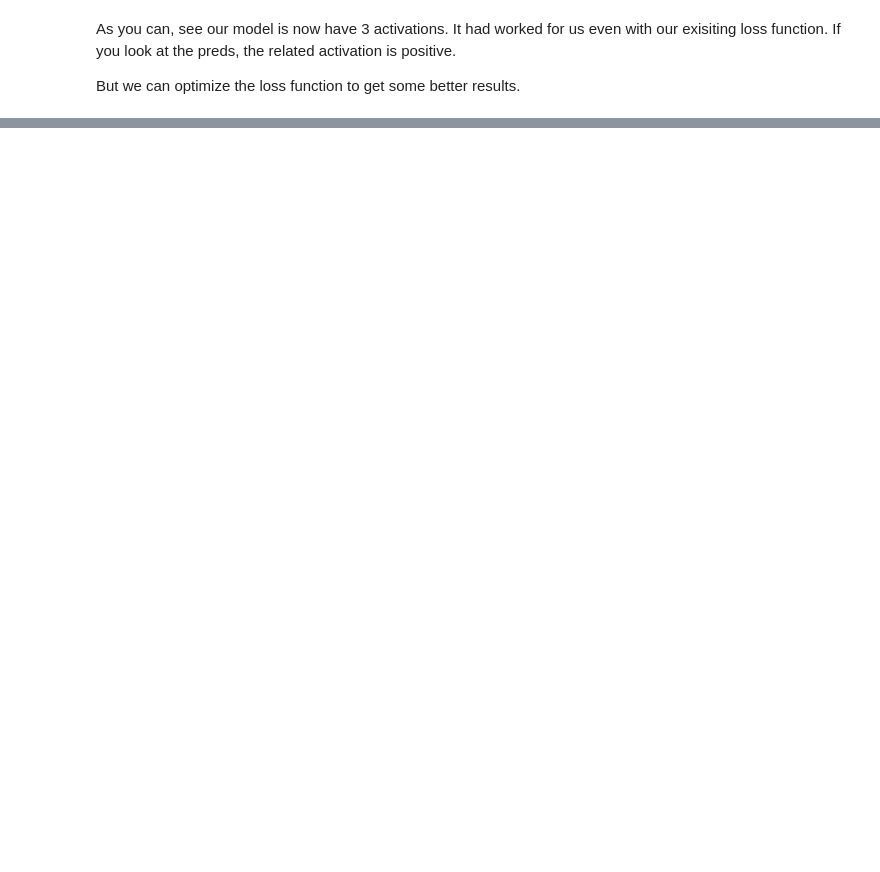
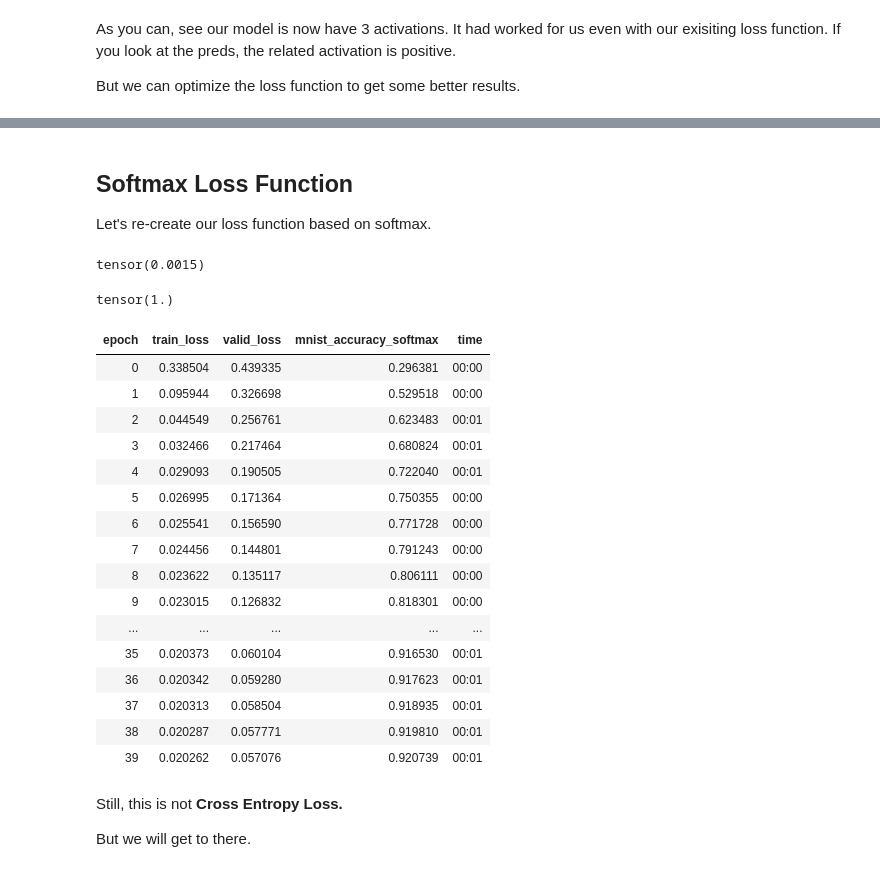
Before and after one commit to arunoda/fastai-v4, a Jupyter notebook: 05.2-cross-entropy-loss.ipynb, the cells around one changed output, grey strips where cells are left out. Saved outputs shown, nothing was run; the diff lists cells and outputs as text; code cells hidden in the pictures; blank space fills up the shorter version.

```diff
--- a/05.2-cross-entropy-loss.ipynb
+++ b/05.2-cross-entropy-loss.ipynb
@@ -216,0 +255,53 @@ But we can optimize the loss function to get some better results.
+# %% [markdown]
+## Softmax Loss Function
+
+Let's re-create our loss function based on softmax.
+# %%
+def mnist_loss_softmax(preds, Y):
+    preds = torch.softmax(preds, dim=1)
+    return (preds - Y).abs().float().mean()
+# %%
+## Let's apply that for our current preds and Y
+mnist_loss_softmax(preds, Y)
+# %% [output]
+tensor(0.0015)
+# %%
+def mnist_accuracy_softmax(preds, Y):
+    preds = torch.softmax(preds, dim=1)
+    return (((preds > 0.5).float() == Y).float().mean(dim=1) == 1).float().mean()
+mnist_accuracy_softmax(preds, Y)
+# %% [output]
+tensor(1.)
+# %%
+## Let's re-run our model with that. and forget about the accucary a bit.
+learn_multi = Learner(
+    dls_multi,
+    nn.Linear(IMAGE_SIZE, 3),
+    opt_func=SGD,
+    loss_func=mnist_loss_softmax,
+    metrics=mnist_accuracy_softmax
+)
+# %%
+learn_multi.fit(40, lr=1.)
+# %% [output]
+| epoch | train_loss | valid_loss | mnist_accuracy_softmax | time |
+| 0 | 0.338504 | 0.439335 | 0.296381 | 00:00 |
+| 1 | 0.095944 | 0.326698 | 0.529518 | 00:00 |
+| 2 | 0.044549 | 0.256761 | 0.623483 | 00:01 |
+| 3 | 0.032466 | 0.217464 | 0.680824 | 00:01 |
+| 4 | 0.029093 | 0.190505 | 0.722040 | 00:01 |
+| 5 | 0.026995 | 0.171364 | 0.750355 | 00:00 |
+| 6 | 0.025541 | 0.156590 | 0.771728 | 00:00 |
+| 7 | 0.024456 | 0.144801 | 0.791243 | 00:00 |
+| 8 | 0.023622 | 0.135117 | 0.806111 | 00:00 |
+| 9 | 0.023015 | 0.126832 | 0.818301 | 00:00 |
+| ... | ... | ... | ... | ... |
+| 35 | 0.020373 | 0.060104 | 0.916530 | 00:01 |
+| 36 | 0.020342 | 0.059280 | 0.917623 | 00:01 |
+| 37 | 0.020313 | 0.058504 | 0.918935 | 00:01 |
+| 38 | 0.020287 | 0.057771 | 0.919810 | 00:01 |
+| 39 | 0.020262 | 0.057076 | 0.920739 | 00:01 |
+# %% [markdown]
+Still, this is not **Cross Entropy Loss.**
+
+But we will get to there.
```
Also changed, not shown: parts of 13 cells of this notebook.
